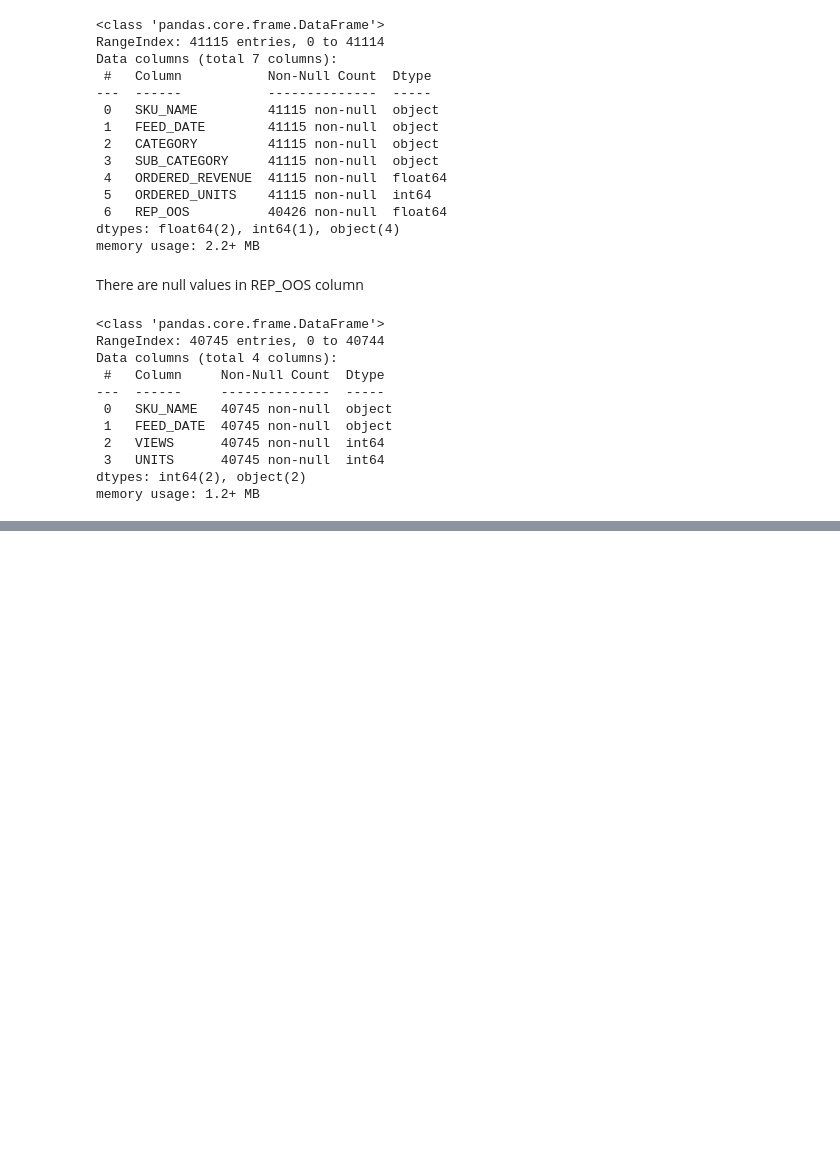
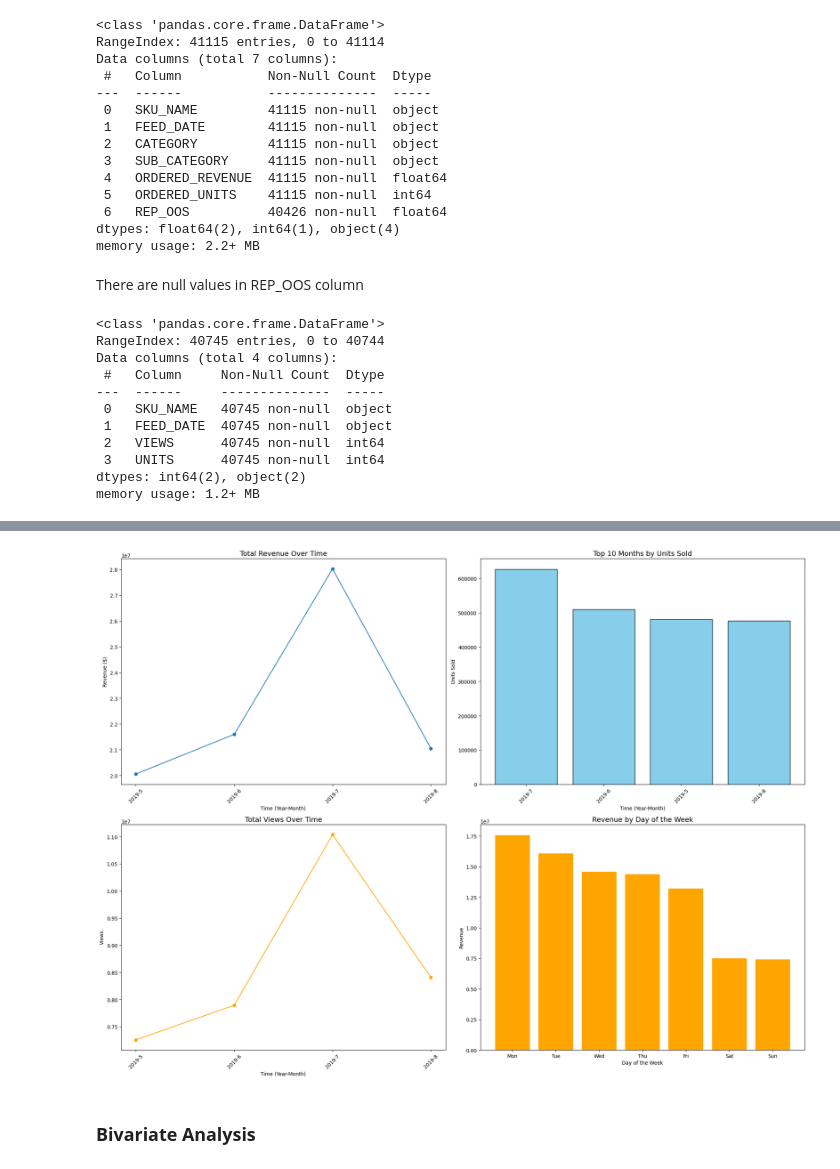
Before and after one commit to mohithsaran/GurujiAstroAssignment, a Jupyter notebook: Sales_Analytics.ipynb, the cells around one changed output, grey strips where cells are left out. Drawn from its saved outputs; the diff is of its cells as text; code cells hidden in the pictures; blank space fills up the shorter version.

Commit message:
Univariate Analysis

```diff
--- a/Sales_Analytics.ipynb
+++ b/Sales_Analytics.ipynb
@@ -151,0 +365,53 @@ Null values in the column UNITS is 0
+# %%
+# Aggregate data for insights
+monthly_sales = merged_data.groupby(['YEAR', 'MONTH'])[['ORDERED_REVENUE', 'ORDERED_UNITS']].sum()
+monthly_views = merged_data.groupby(['YEAR', 'MONTH'])['VIEWS'].sum()
+weekday_revenue = merged_data.groupby('WEEKDAY')['ORDERED_REVENUE'].sum().reset_index()
+
+# Flatten the index for monthly_sales to create a single "Year-Month" column
+monthly_sales = monthly_sales.reset_index()
+monthly_sales['YEAR_MONTH'] = monthly_sales['YEAR'].astype(str) + '-' + monthly_sales['MONTH'].astype(str)
+
+# Plot the data
+fig, axs = plt.subplots(2, 2, figsize=(20, 15))
+
+# 1. Revenue Over Time
+axs[0, 0].plot(monthly_sales['YEAR_MONTH'], monthly_sales['ORDERED_REVENUE'], marker='o')
+axs[0, 0].set_title("Total Revenue Over Time", fontsize=14)
+axs[0, 0].set_xlabel("Time (Year-Month)")
+axs[0, 0].set_ylabel("Revenue ($)")
+axs[0, 0].tick_params(axis='x', rotation=45)
+
+# 2. Units Sold (Sorted Bar Graph)
+sorted_units = monthly_sales.sort_values('ORDERED_UNITS', ascending=False)
+axs[0, 1].bar(sorted_units['YEAR_MONTH'].head(10), sorted_units['ORDERED_UNITS'].head(10), color='skyblue', edgecolor='black')
+axs[0, 1].set_title("Top 10 Months by Units Sold", fontsize=14)
+axs[0, 1].set_xlabel("Time (Year-Month)")
+axs[0, 1].set_ylabel("Units Sold")
+axs[0, 1].tick_params(axis='x', rotation=45)
+
+# 3. Views Over Time (Line Graph)
+monthly_views = monthly_views.reset_index()
+monthly_views['YEAR_MONTH'] = monthly_views['YEAR'].astype(str) + '-' + monthly_views['MONTH'].astype(str)
+axs[1, 0].plot(monthly_views['YEAR_MONTH'], monthly_views['VIEWS'], marker='o', color='orange')
+axs[1, 0].set_title("Total Views Over Time", fontsize=14)
+axs[1, 0].set_xlabel("Time (Year-Month)")
+axs[1, 0].set_ylabel("Views")
+axs[1, 0].tick_params(axis='x', rotation=45)
+
+# 4. Weekday Revenue
+weekday_revenue = weekday_revenue.sort_values('ORDERED_REVENUE', ascending=False)
+axs[1, 1].bar(weekday_revenue['WEEKDAY'], weekday_revenue['ORDERED_REVENUE'], color='orange')
+axs[1, 1].set_title('Revenue by Day of the Week', fontsize=14)
+axs[1, 1].set_xticks(range(7))
+axs[1, 1].set_xticklabels(['Mon', 'Tue', 'Wed', 'Thu', 'Fri', 'Sat', 'Sun'])
+axs[1, 1].set_xlabel('Day of the Week')
+axs[1, 1].set_ylabel('Revenue')
+
+# Improve layout
+plt.tight_layout()
+plt.show()
+# %% [output]
+[figure, added]
+# %% [markdown]
+### **Bivariate Analysis**
```
Also changed, not shown: parts of 27 cells of this notebook.
